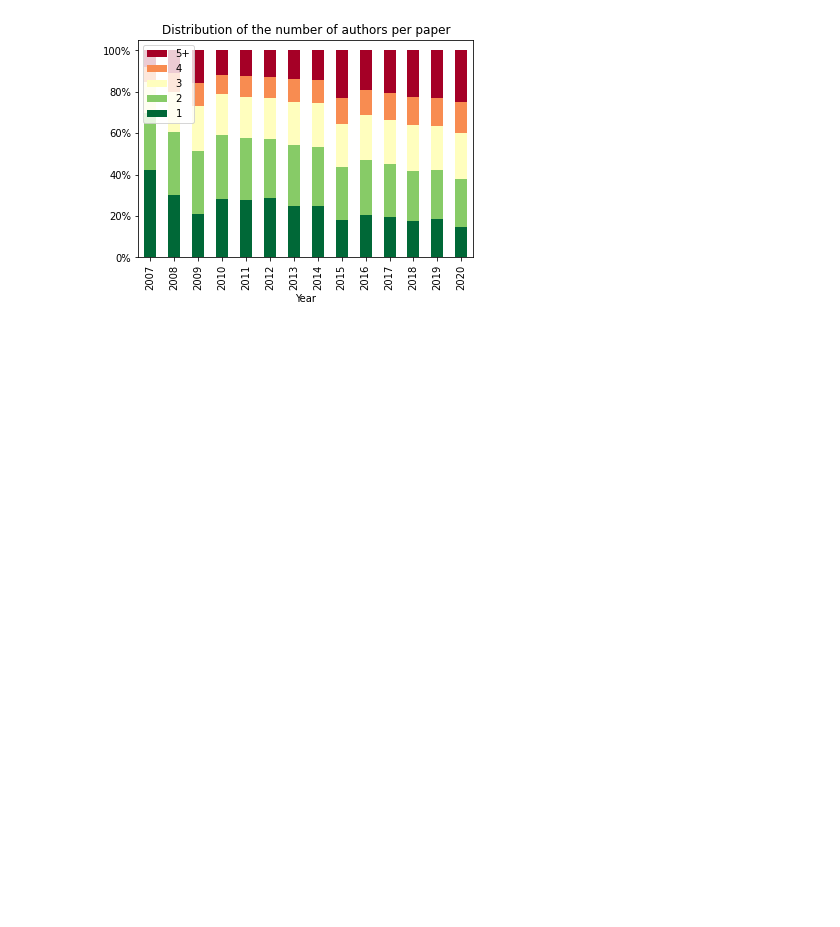
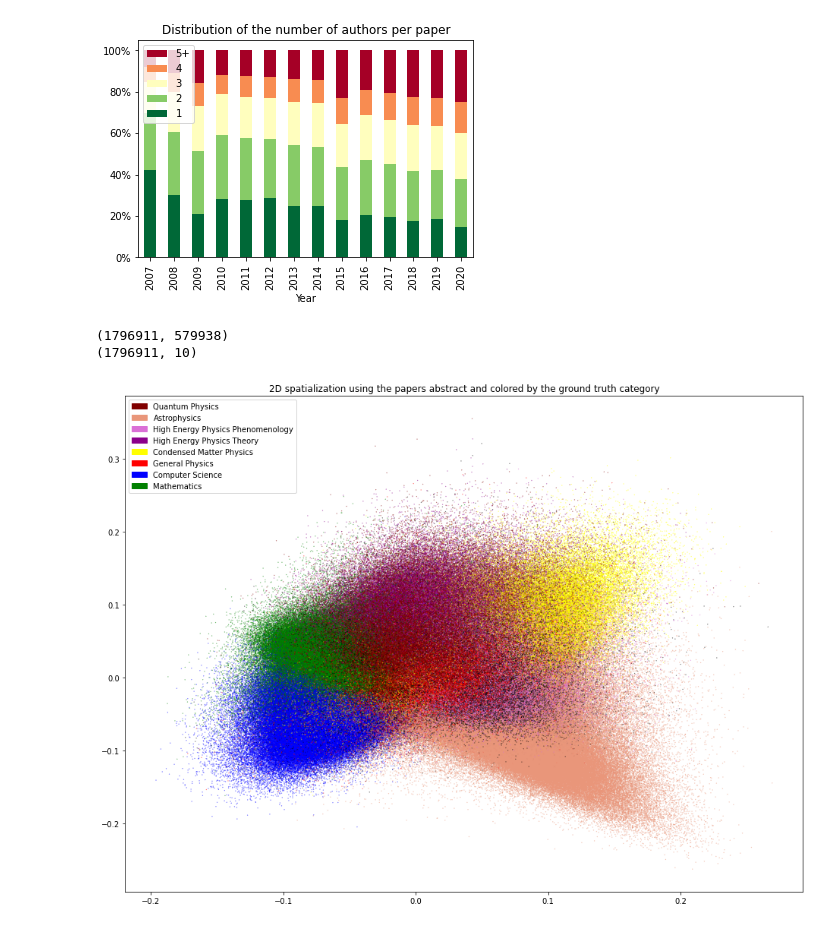
Before and after one commit to com-480-data-visualization/data-visualization-project-2021-ufa, a Jupyter notebook: exploratory_data_analysis.ipynb, the cells around one changed output. Drawn from its saved outputs; the diff is of its cells as text; code cells hidden in the pictures; blank space fills up the shorter version.

Commit message:
TF-IDF matrix and spatialization analysis

```diff
--- a/exploratory_data_analysis.ipynb
+++ b/exploratory_data_analysis.ipynb
@@ -105,3 +105,47 @@ plt.title("Distribution of the number of authors per paper")
 plt.show()
 # %% [output]
 [figure]
+# %%
+# We compute a low-dimensionality representation of the abstracts
+
+vectorizer = TfidfVectorizer(stop_words="english")
+abstracts_sparse = vectorizer.fit_transform(df.abstract)
+
+n_components = 10
+
+svd = TruncatedSVD(n_components=n_components, random_state=1)
+abstracts_svd = svd.fit_transform(abstracts_sparse)
+
+print(abstracts_sparse.shape)
+print(abstracts_svd.shape)
+# %% [output]
+(1796911, 579938)
+(1796911, 10)
+# %%
+abstracts_2d = PCA(n_components=2).fit_transform(abstracts_svd)
+
+categories = [
+    ("quant-ph", "maroon", "Quantum Physics"),
+    ("astro-ph", "darksalmon", "Astrophysics"),
+    ("hep-ph", "orchid", "High Energy Physics Phenomenology"),
+    ("hep-th", "darkmagenta", "High Energy Physics Theory"),
+    ("cond-mat", "yellow", "Condensed Matter Physics"),
+    ("physics", "red", "General Physics"),
+    ("cs", "blue", "Computer Science"),
+    ("math", "green", "Mathematics")
+]
+default_color = "black"
+
+def category_color(category):
+    for keyword, color, _ in categories:
+        if keyword in category:
+            return color
+    return default_color
+
+plt.figure(figsize=(16, 12))
+plt.legend(handles=[matplotlib.patches.Patch(color=color, label=label) for _, color, label in categories])
+plt.scatter(abstracts_2d[:, 0], abstracts_2d[:, 1], s=0.05, c=df.categories.apply(category_color))
+plt.title("2D spatialization using the papers abstract and colored by the ground truth category")
+plt.show()
+# %% [output]
+[figure, added]
```
